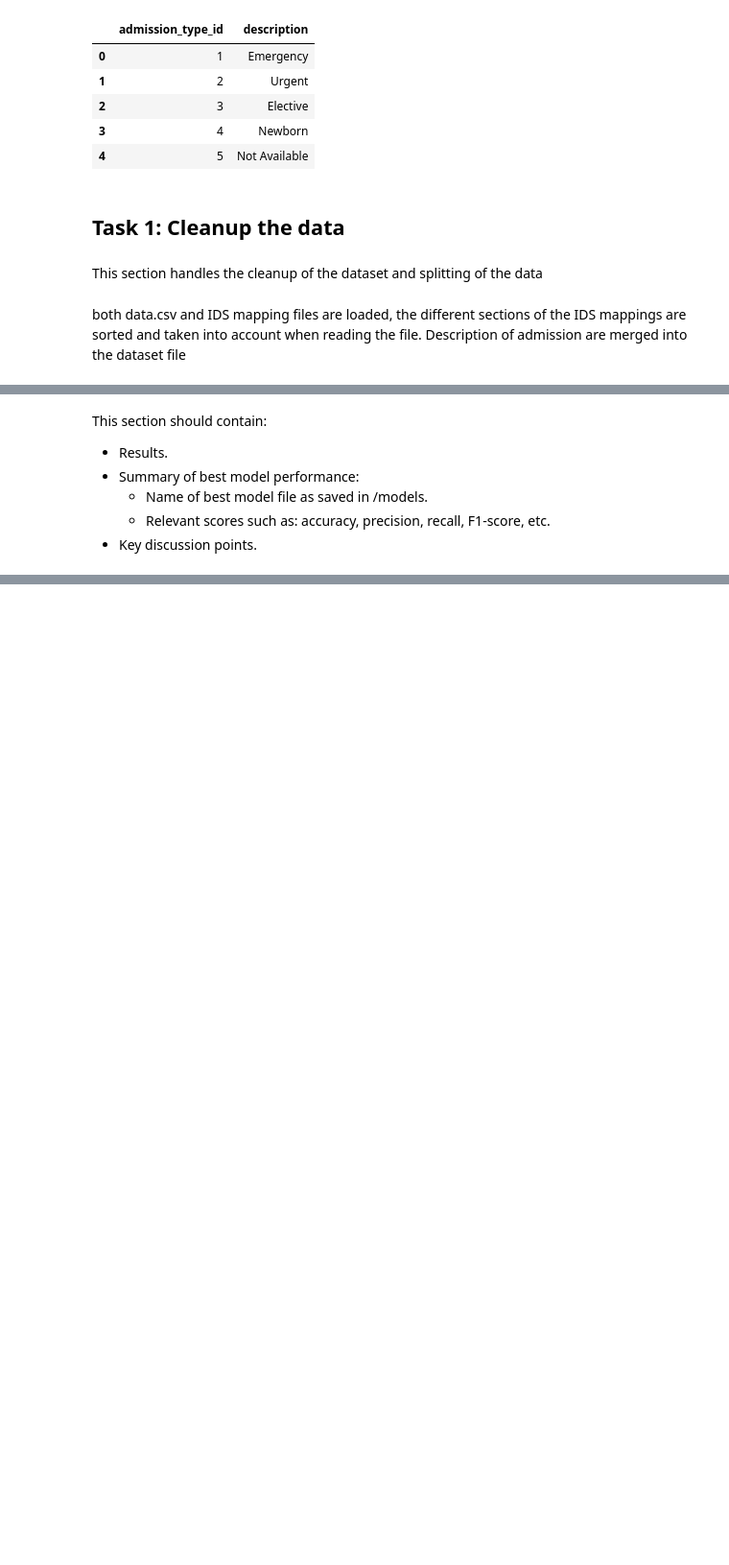
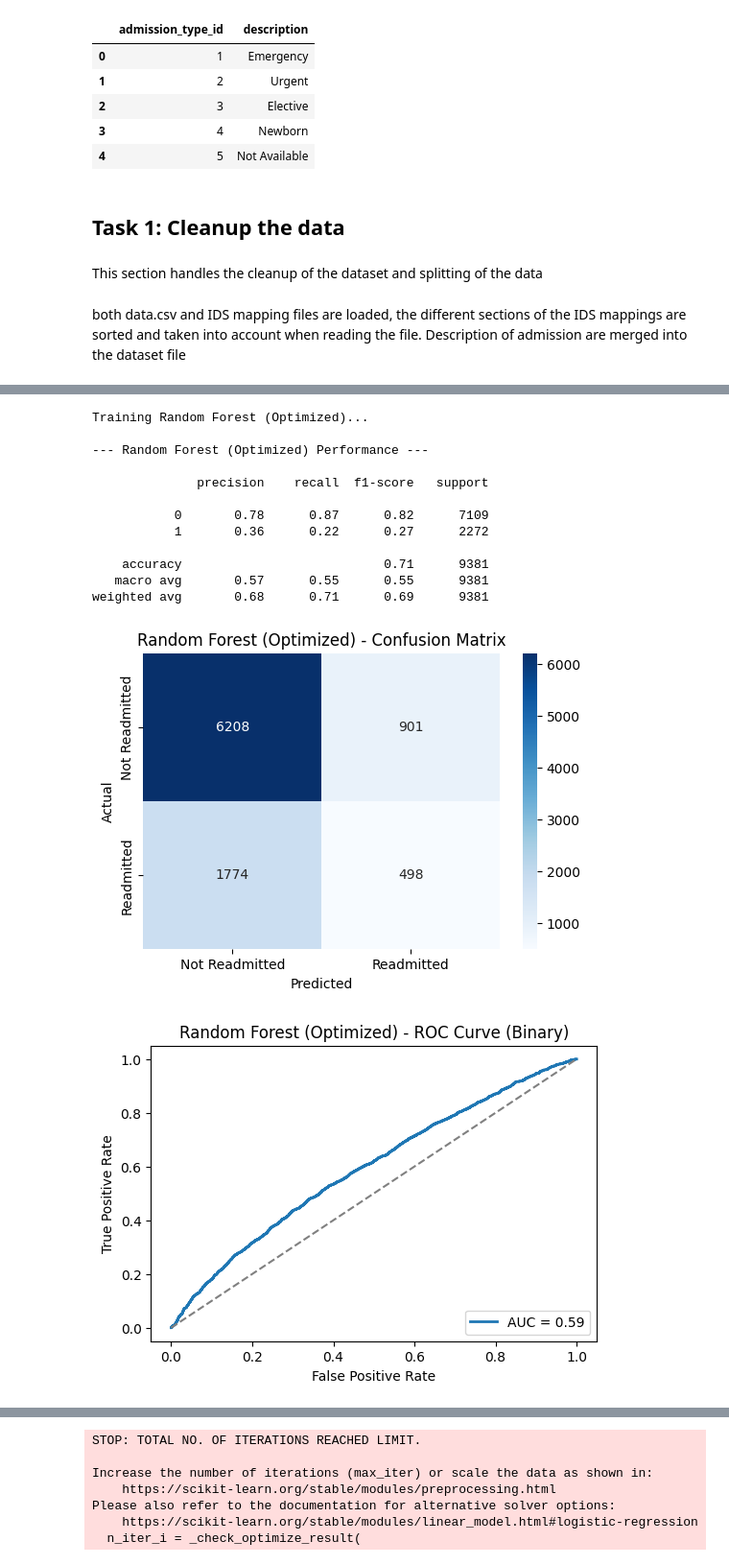
Before and after one commit to AlaaGhalib/Lab3_ML, a Jupyter notebook: AlaaAbdulrazzaq_Abdulrazzaq_lab3.ipynb, the cells around one changed output, grey strips where cells are left out. Shown at 96% size. Drawn from its saved outputs; the diff is of its cells as text; code cells hidden in the pictures; blank space fills up the shorter version.

```diff
--- a/AlaaAbdulrazzaq_Abdulrazzaq_lab3.ipynb
+++ b/AlaaAbdulrazzaq_Abdulrazzaq_lab3.ipynb
@@ -242 +200,19 @@ Test set: 15265 samples
+# %%
+from sklearn.impute import SimpleImputer
+from sklearn.preprocessing import LabelEncoder
+from sklearn.model_selection import train_test_split
+
+# Encode categorical features before imputation
+categorical_cols = X.select_dtypes(include=["object"]).columns
+for col in categorical_cols:
+    le = LabelEncoder()
+    X[col] = le.fit_transform(X[col].astype(str))
+
+# Split dataset: 80% training, 20% testing
+X_train, X_test, y_train, y_test = train_test_split(X, y, test_size=0.2, random_state=42, stratify=y)
+
+# Apply Mean Imputation
+imputer = SimpleImputer(strategy="mean")
+X_train_imputed = imputer.fit_transform(X_train)
+X_test_imputed = imputer.transform(X_test)
 # %% [markdown]
@@ -421,7 +219,0 @@ Gradient Boosting 0.407878  0.128779
-# %% [markdown]
-This section should contain:
-- Results.
-- Summary of best model performance:
-    - Name of best model file as saved in /models.
-    - Relevant scores such as: accuracy, precision, recall, F1-score, etc.
-- Key discussion points.
@@ -429,0 +220,40 @@ This section should contain:
+# %%
+import pandas as pd
+import numpy as np
+from sklearn.ensemble import RandomForestClassifier, GradientBoostingClassifier
+from sklearn.linear_model import LogisticRegression
+from sklearn.utils.class_weight import compute_class_weight
+from sklearn.metrics import accuracy_score, classification_report
+import utility_functions as uf
+
+# Compute class weights
+class_weights = compute_class_weight(class_weight="balanced", classes=np.unique(y), y=y)
+class_weight_dict = {i: class_weights[i] for i in range(len(class_weights))}
+
+# Store models in a dictionary
+models = {
+    "Random Forest (Optimized)": RandomForestClassifier(n_estimators=300, max_depth=20, class_weight=class_weight_dict, random_state=42),
+    "Gradient Boosting (Optimized)": GradientBoostingClassifier(n_estimators=300, learning_rate=0.05, max_depth=7, random_state=42),
+    "Logistic Regression": LogisticRegression(max_iter=1000, class_weight="balanced", solver="lbfgs")
+}
+
+# Train and evaluate each model
+for name, model in models.items():
+    print(f"Training {name}...")
+    model.fit(X_train_resampled, y_train_resampled)  # Train on resampled data
+    uf.evaluate_model(model, X_test, y_test, name)  # Evaluate on original distribution
+# %% [output]
+Training Random Forest (Optimized)...
+
+--- Random Forest (Optimized) Performance ---
+
+              precision    recall  f1-score   support
+
+           0       0.78      0.87      0.82      7109
+           1       0.36      0.22      0.27      2272
+
+    accuracy                           0.71      9381
+   macro avg       0.57      0.55      0.55      9381
+weighted avg       0.68      0.71      0.69      9381
+[figure, added]
+[figure, added]
@@ -429,0 +288,7 @@ This section should contain:
+STOP: TOTAL NO. OF ITERATIONS REACHED LIMIT.
+
+Increase the number of iterations (max_iter) or scale the data as shown in:
+    https://scikit-learn.org/stable/modules/preprocessing.html
+Please also refer to the documentation for alternative solver options:
+    https://scikit-learn.org/stable/modules/linear_model.html#logistic-regression
+  n_iter_i = _check_optimize_result(
```
Also changed, not shown: parts of 20 cells of this notebook, 3 other files.
